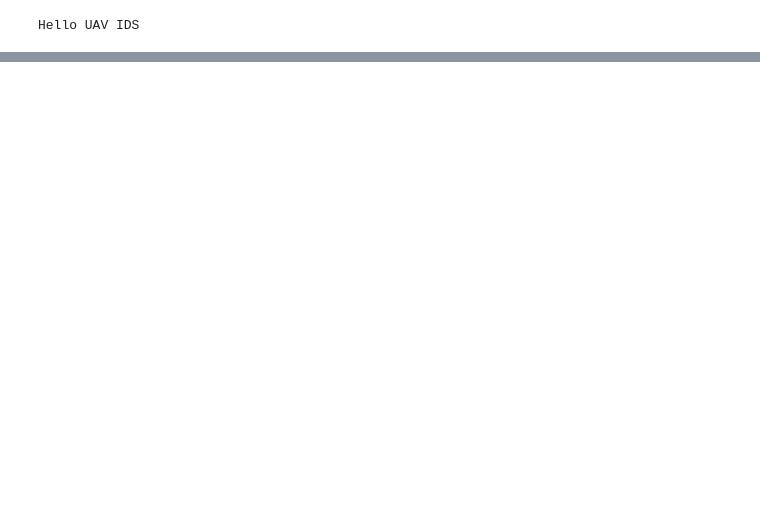
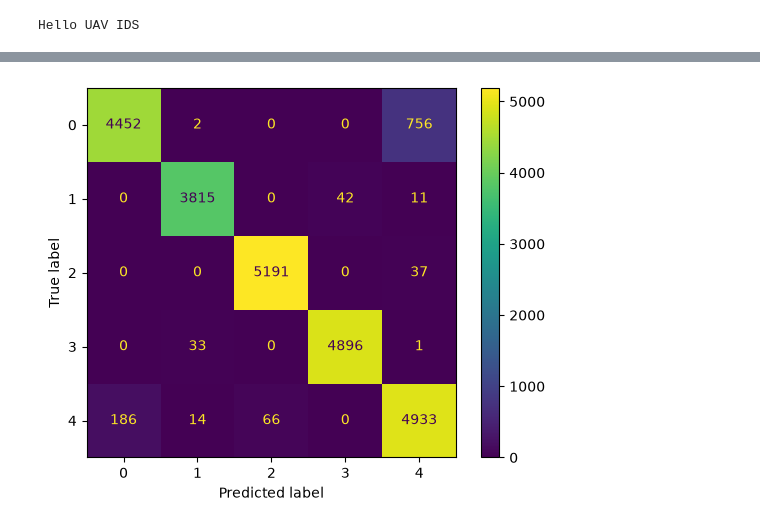
Before and after one commit to ashita1808/AI-Based-UAV-Network-Intrusion-Detection, a Jupyter notebook: AI-UAV-IDS/notebooks/analysis.ipynb, the cells around one changed output, grey strips where cells are left out. Drawn from its saved outputs; the diff is of its cells as text; code cells hidden in the pictures; blank space fills up the shorter version.

```diff
--- a/AI-UAV-IDS/notebooks/analysis.ipynb
+++ b/AI-UAV-IDS/notebooks/analysis.ipynb
@@ -148,0 +429,10 @@ Scaled numeric feature columns: ['FlowDuration/s', 'SrcPort', 'DstPort', 'Protoc
+# %%
+xgb_model = XGBClassifier(
+    n_estimators=200,
+    learning_rate=0.1,
+    max_depth=6,
+    random_state=42,
+    eval_metric='mlogloss'
+)
+
+xgb_model.fit(X_train, y_train)
@@ -148,0 +452,2 @@ Scaled numeric feature columns: ['FlowDuration/s', 'SrcPort', 'DstPort', 'Protoc
+# %%
+y_pred_xgb = xgb_model.predict(X_test)
@@ -148,0 +472,8 @@ Scaled numeric feature columns: ['FlowDuration/s', 'SrcPort', 'DstPort', 'Protoc
+# %%
+from sklearn.metrics import confusion_matrix, ConfusionMatrixDisplay
+import matplotlib.pyplot as plt
+
+ConfusionMatrixDisplay.from_predictions(y_test, y_pred_xgb)
+plt.show()
+# %% [output]
+[figure, added]
```
Also changed, not shown: parts of 56 cells of this notebook.
